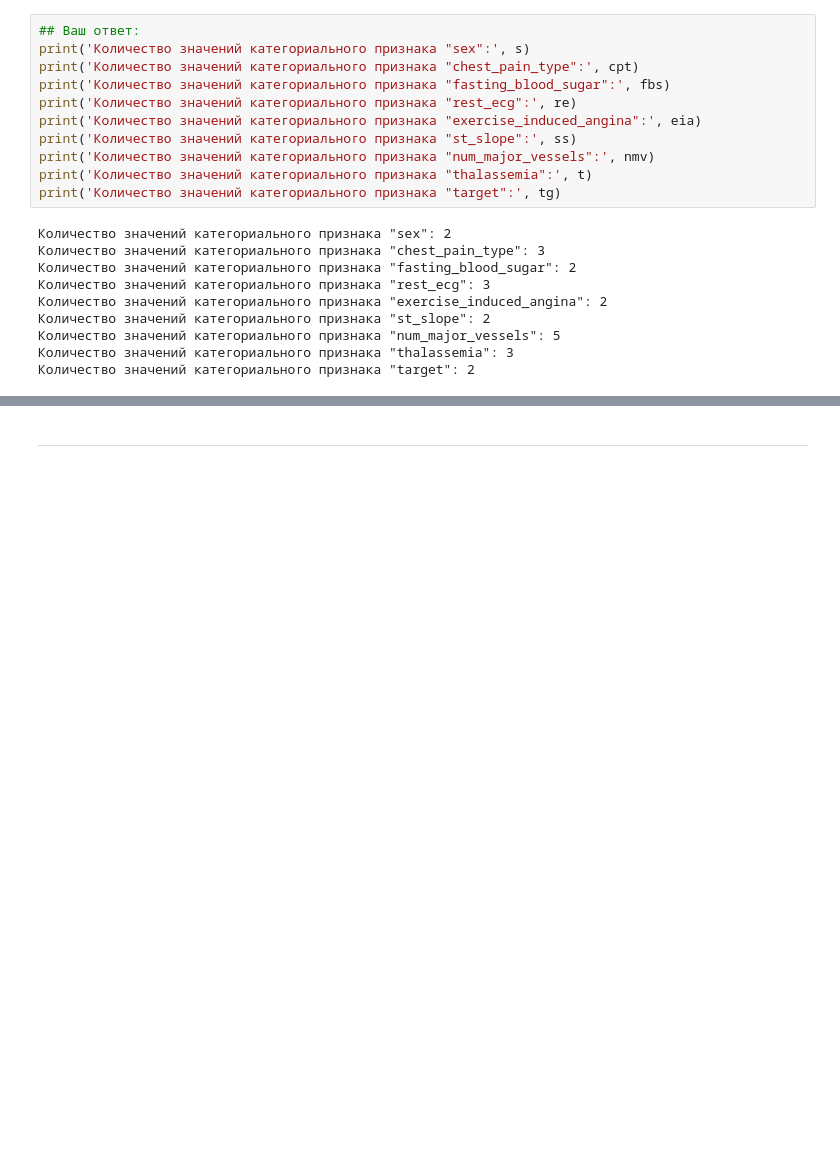
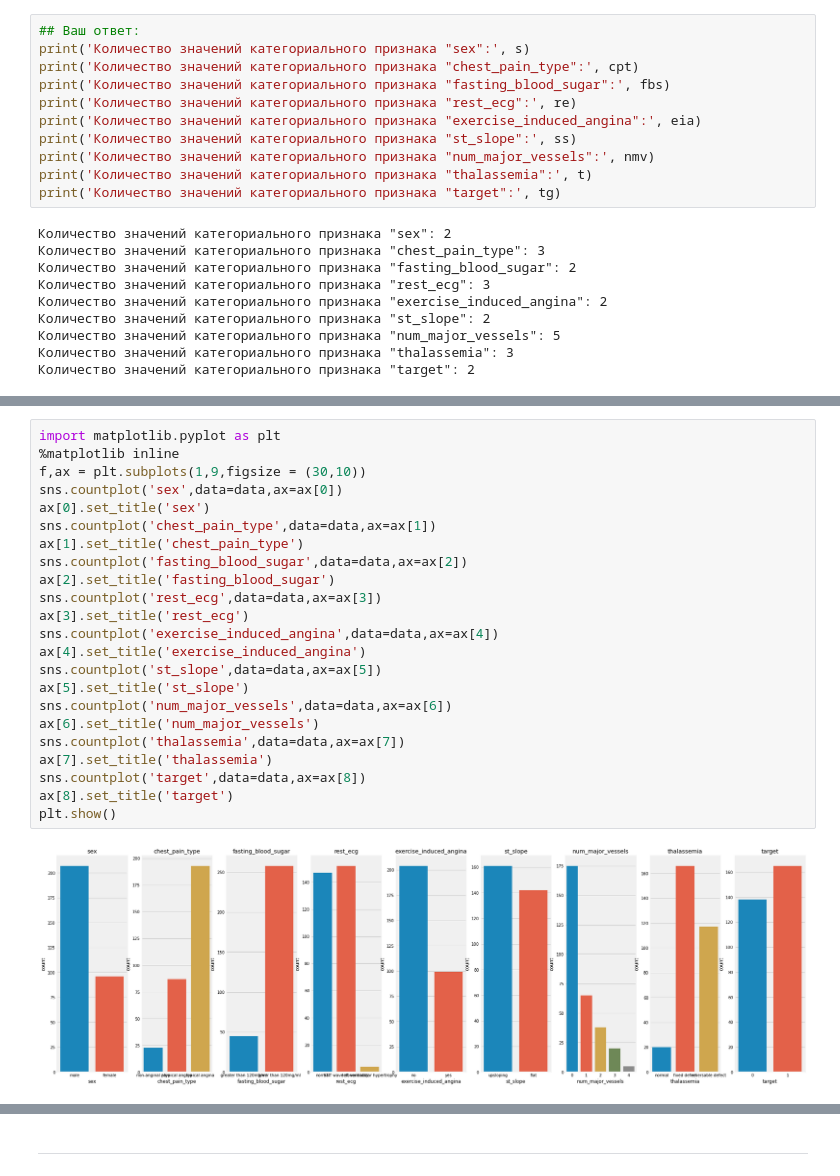
Before and after one commit to svetlz/HW, a Jupyter notebook: HW4.ipynb, the cells around one changed output, grey strips where cells are left out. Saved outputs shown, nothing was run; the diff lists cells and outputs as text; blank space fills up the shorter version.

```diff
--- a/HW4.ipynb
+++ b/HW4.ipynb
@@ -390,0 +381,25 @@ data.groupby("fasting_blood_sugar").count()
+# %%
+import matplotlib.pyplot as plt
+%matplotlib inline
+f,ax = plt.subplots(1,9,figsize = (30,10))
+sns.countplot('sex',data=data,ax=ax[0])
+ax[0].set_title('sex')
+sns.countplot('chest_pain_type',data=data,ax=ax[1])
+ax[1].set_title('chest_pain_type')
+sns.countplot('fasting_blood_sugar',data=data,ax=ax[2])
+ax[2].set_title('fasting_blood_sugar')
+sns.countplot('rest_ecg',data=data,ax=ax[3])
+ax[3].set_title('rest_ecg')
+sns.countplot('exercise_induced_angina',data=data,ax=ax[4])
+ax[4].set_title('exercise_induced_angina')
+sns.countplot('st_slope',data=data,ax=ax[5])
+ax[5].set_title('st_slope')
+sns.countplot('num_major_vessels',data=data,ax=ax[6])
+ax[6].set_title('num_major_vessels')
+sns.countplot('thalassemia',data=data,ax=ax[7])
+ax[7].set_title('thalassemia')
+sns.countplot('target',data=data,ax=ax[8])
+ax[8].set_title('target')
+plt.show()
+# %% [output]
+[figure, added]
```
Also changed, not shown: parts of 5 cells of this notebook.
